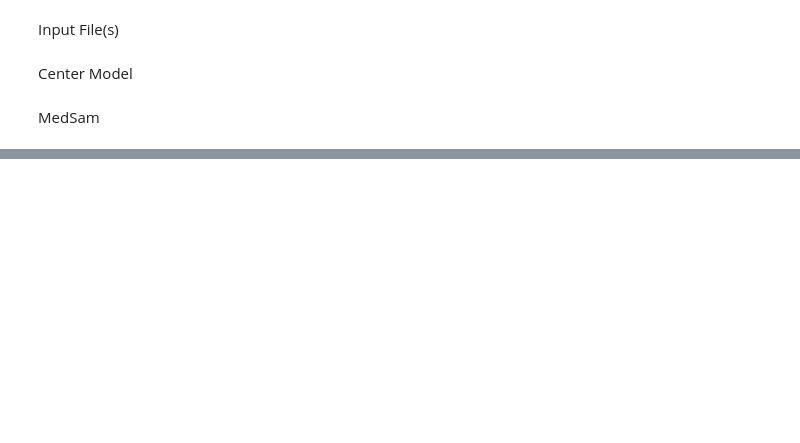
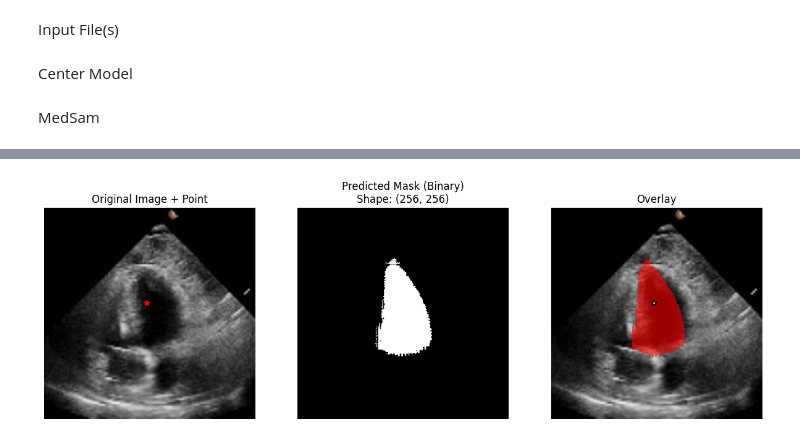
Before and after one commit to Benonsen/medivs2_project, a Jupyter notebook: pipeline.ipynb, the cells around one changed output, grey strips where cells are left out. Saved outputs shown, nothing was run; the diff lists cells and outputs as text; code cells hidden in the pictures; blank space fills up the shorter version.

Commit message:
added medsam part to pipeline

```diff
--- a/pipeline.ipynb
+++ b/pipeline.ipynb
@@ -76,0 +100,7 @@ MedSam
+# %%
+model = SamModel.from_pretrained("wanglab/medsam-vit-base").to(device)
+processor = SamProcessor.from_pretrained("wanglab/medsam-vit-base")
+optimizer = optim.AdamW(model.parameters(), lr=1e-5, weight_decay=0.01)
+
+
+load_checkpoint(model, optimizer, "./sam_ultrasound_checkpoints/best_model.pt", device)
@@ -76,0 +131,59 @@ MedSam
+# %%
+inputs = processor(
+                images=[img1Tensor, img2Tensor],
+                input_points=[coords1, coords2],
+                return_tensors="pt",
+                do_rescale=False,
+                padding="longest"
+            ).to(device)
+
+with torch.no_grad():
+    outputs = model(**inputs)
+
+pred_masks = outputs.pred_masks.cpu()
+# %%
+#visualize prediction
+def visualizePreds(imgTensor, pred_mask, coords):
+    image = imgTensor.permute(1, 2, 0).numpy()
+
+    medsam_seg_prob = torch.sigmoid(pred_mask).numpy()
+
+    if len(medsam_seg_prob.shape) == 3:
+        mask_2d = medsam_seg_prob[0]
+    else:
+        mask_2d = medsam_seg_prob
+
+    binary_mask = (mask_2d > 0.5).astype(np.float32)
+
+
+    plt.figure(figsize=(15, 5))
+
+    # input image
+    plt.subplot(1, 3, 1)
+    plt.imshow(image)
+    plt.scatter(coords[0][0], coords[0][1], c='red', s=50, marker='*')
+    plt.title("Original Image + Point")
+    plt.axis('off')
+
+    # predicted mask
+    plt.subplot(1, 3, 2)
+    plt.imshow(binary_mask, cmap="gray")
+    plt.title(f"Predicted Mask (Binary)\nShape: {binary_mask.shape}")
+    plt.axis('off')
+
+    # overlay
+    plt.subplot(1, 3, 3)
+    plt.imshow(image)
+    colored_mask = np.zeros((*binary_mask.shape, 4))  # RGBA
+    colored_mask[binary_mask > 0.5] = [1, 0, 0, 0.6]  # Red with alpha
+    plt.imshow(colored_mask)
+    plt.scatter(coords[0][0], coords[0][1], c='yellow', s=50, marker='*', edgecolors='black')
+    plt.title("Overlay")
+    plt.axis('off')
+
+
+    plt.show()
+
+visualizePreds(img1Tensor, pred_masks[0].squeeze(), coords1)
+# %% [output]
+[figure, added]
```
Also changed, not shown: parts of 5 cells of this notebook.
